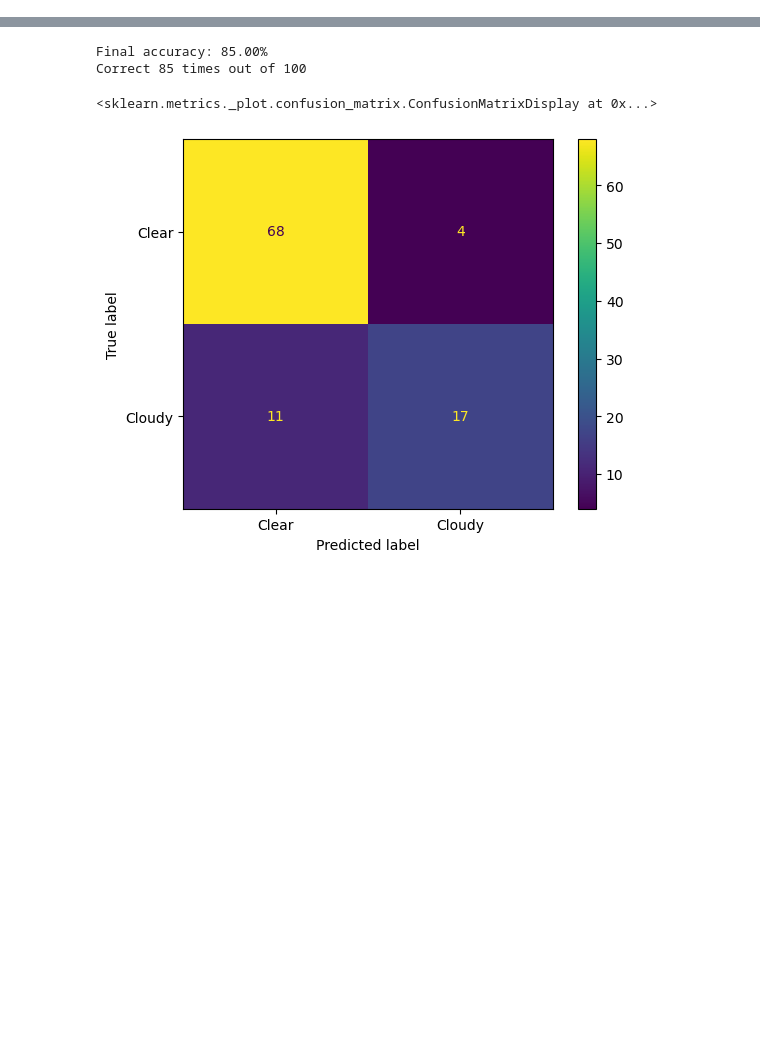
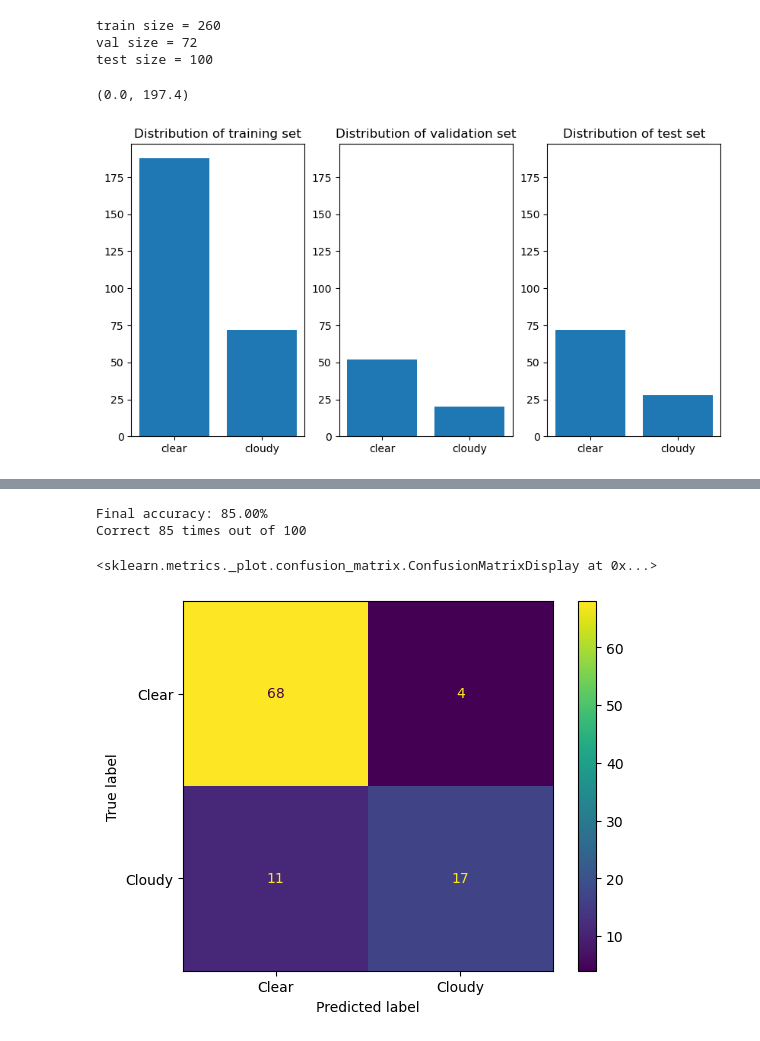
Before and after one commit to Kyrne/D7046E-Project, a Jupyter notebook: classifier.ipynb, the cells around one changed output, grey strips where cells are left out. Cells and saved outputs as stored; diff of their text form; code cells hidden in the pictures; blank space fills up the shorter version.

Commit message:
added visualization

```diff
--- a/classifier.ipynb
+++ b/classifier.ipynb
@@ -33,6 +32,46 @@ json_content_test = list(np.load(os.path.join(BASE_PATH_DATA, 'skogs_json_test.n
 train_label = list(np.load(os.path.join(BASE_PATH_DATA, "skogs_gts_train.npy")))
 val_label = list(np.load(os.path.join(BASE_PATH_DATA, "skogs_gts_val.npy")))
 test_label = list(np.load(os.path.join(BASE_PATH_DATA, "skogs_gts_test.npy")))
+# %%
+print(f'train size = {len(img_paths_train)}')
+print(f'val size = {len(img_paths_val)}')
+print(f'test size = {len(img_paths_test)}')
+# %% [output]
+train size = 260
+val size = 72
+test size = 100
+# %%
+# plot distribution of each data set
+labels = ["clear", "cloudy"]
+labels_num = [0,1]
+fig, (ax1, ax2, ax3) = plt.subplots(1,3, figsize=(10,5))
+
+# Bar for training
+cloudy = np.count_nonzero(train_label)
+clear = len(train_label) - cloudy
+ax1.bar(labels_num, [clear,cloudy])
+ax1.set_xticks(labels_num, labels)
+ax1.set_title("Distribution of training set")
+ylim = ax1.get_ylim()
+
+# Bar for validation
+cloudy = np.count_nonzero(val_label)
+clear = len(val_label) - cloudy
+ax2.bar(labels_num, [clear,cloudy])
+ax2.set_xticks(labels_num, labels)
+ax2.set_title("Distribution of validation set")
+ax2.set_ylim(ylim)
+
+# Bar for testing
+cloudy = np.count_nonzero(test_label)
+clear = len(test_label) - cloudy
+ax3.bar(labels_num, [clear,cloudy])
+ax3.set_xticks(labels_num, labels)
+ax3.set_title("Distribution of test set")
+ax3.set_ylim(ylim)
+# %% [output]
+(0.0, 197.4)
+[figure, added]
 # %%
 def load_image(path):
     img = xr.open_dataset(path)
```
Also changed, not shown: parts of 4 cells of this notebook.
